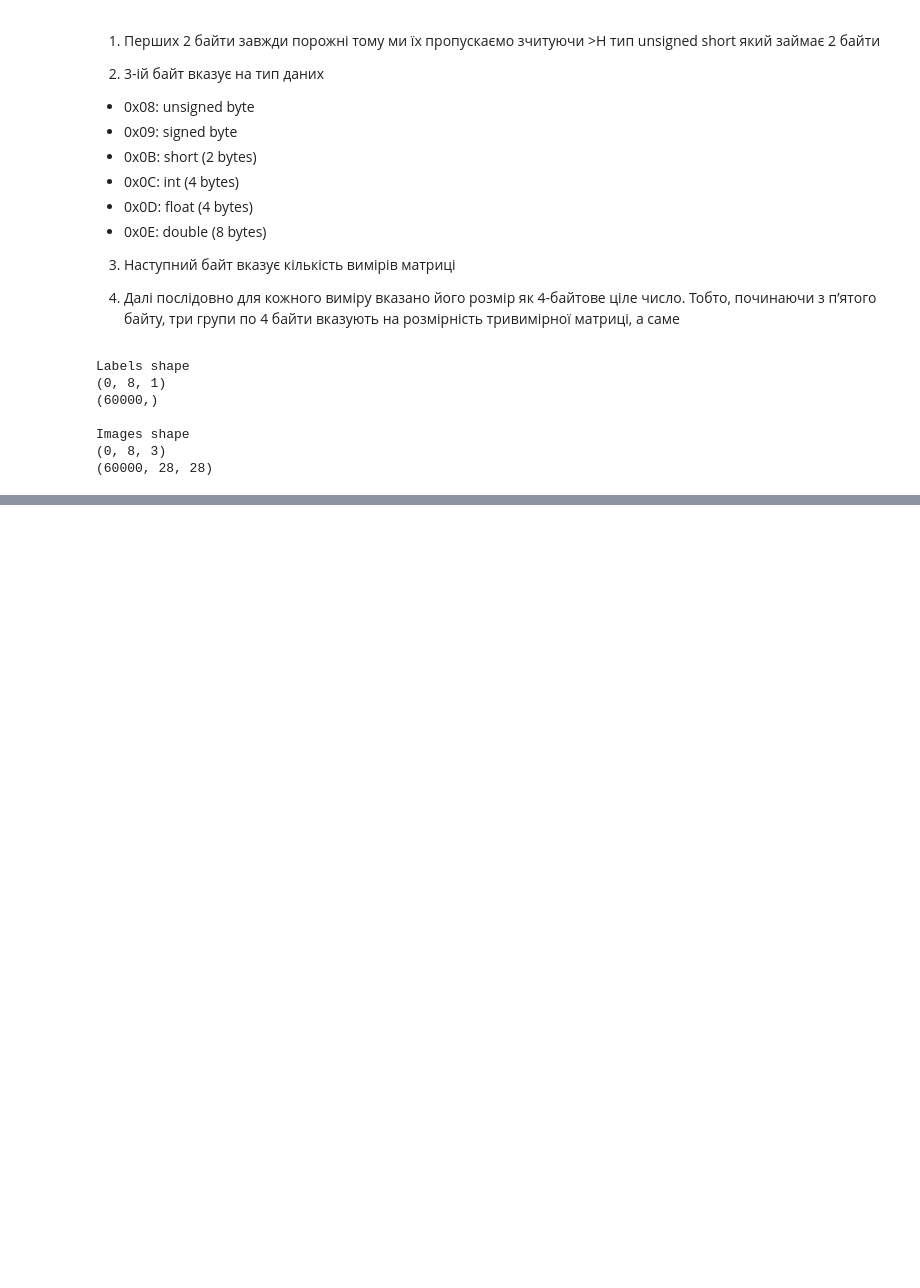
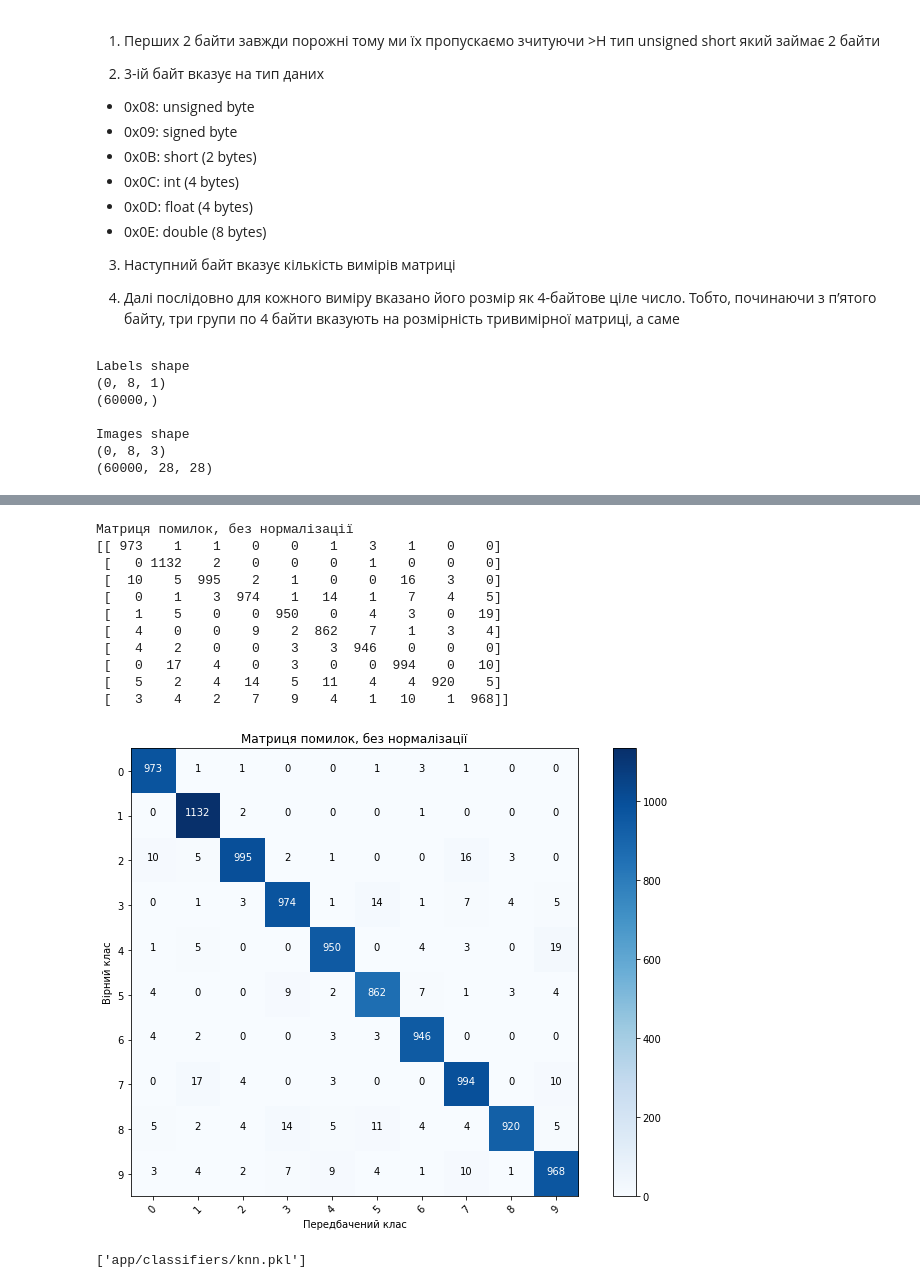
Before and after one commit to olecksamdr/digit-recognition, a Jupyter notebook: knn.ipynb, the cells around one changed output, grey strips where cells are left out. Cells and saved outputs as stored; diff of their text form; code cells hidden in the pictures; blank space fills up the shorter version.

Commit message:
Confusion Matrix for knn

```diff
--- a/knn.ipynb
+++ b/knn.ipynb
@@ -197,7 +194,27 @@ def plot_confusion_matrix(cm, classes,
 # Compute confusion matrix
 cnf_matrix = confusion_matrix(y_test, y_pred)
 np.set_printoptions(precision=2)
+# %%
+# Plot non-normalized confusion matrix
+plt.figure(figsize=(10, 7))
+plot_confusion_matrix(cnf_matrix, classes=[0, 1, 2, 3, 4, 5, 6, 7, 8, 9],
+                      title='Матриця помилок, без нормалізації')
+# %% [output]
+Матриця помилок, без нормалізації
+[[ 973    1    1    0    0    1    3    1    0    0]
+ [   0 1132    2    0    0    0    1    0    0    0]
+ [  10    5  995    2    1    0    0   16    3    0]
+ [   0    1    3  974    1   14    1    7    4    5]
+ [   1    5    0    0  950    0    4    3    0   19]
+ [   4    0    0    9    2  862    7    1    3    4]
+ [   4    2    0    0    3    3  946    0    0    0]
+ [   0   17    4    0    3    0    0  994    0   10]
+ [   5    2    4   14    5   11    4    4  920    5]
+ [   3    4    2    7    9    4    1   10    1  968]]
+[figure, added]
 # %%
 # save classifier
 from sklearn.externals import joblib
-joblib.dump(knn, 'flaskr/classifiers/knn.pkl')
+joblib.dump(knn, 'app/classifiers/knn.pkl')
+# %% [output]
+['app/classifiers/knn.pkl']
```
Also changed, not shown: parts of 6 cells of this notebook.
